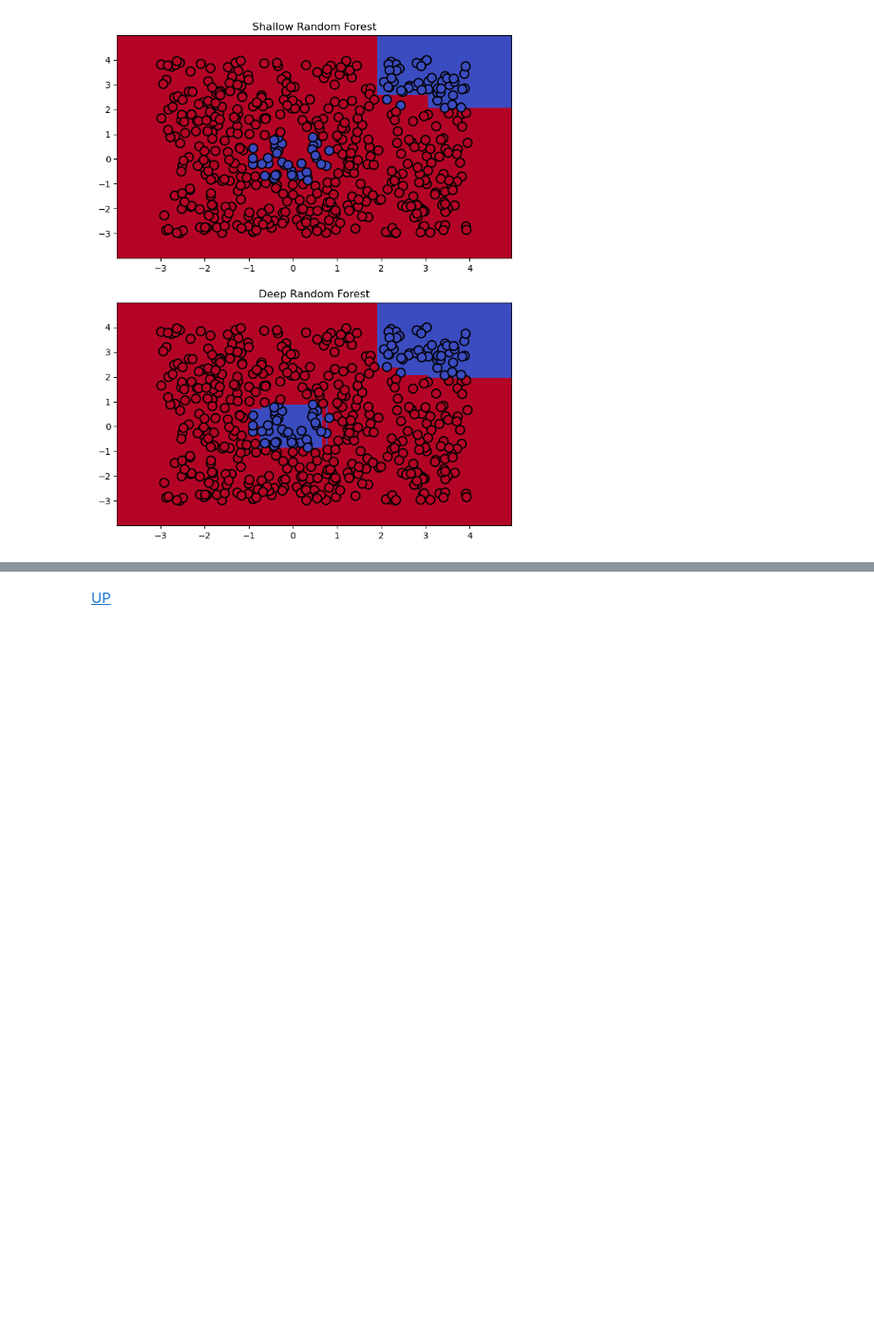
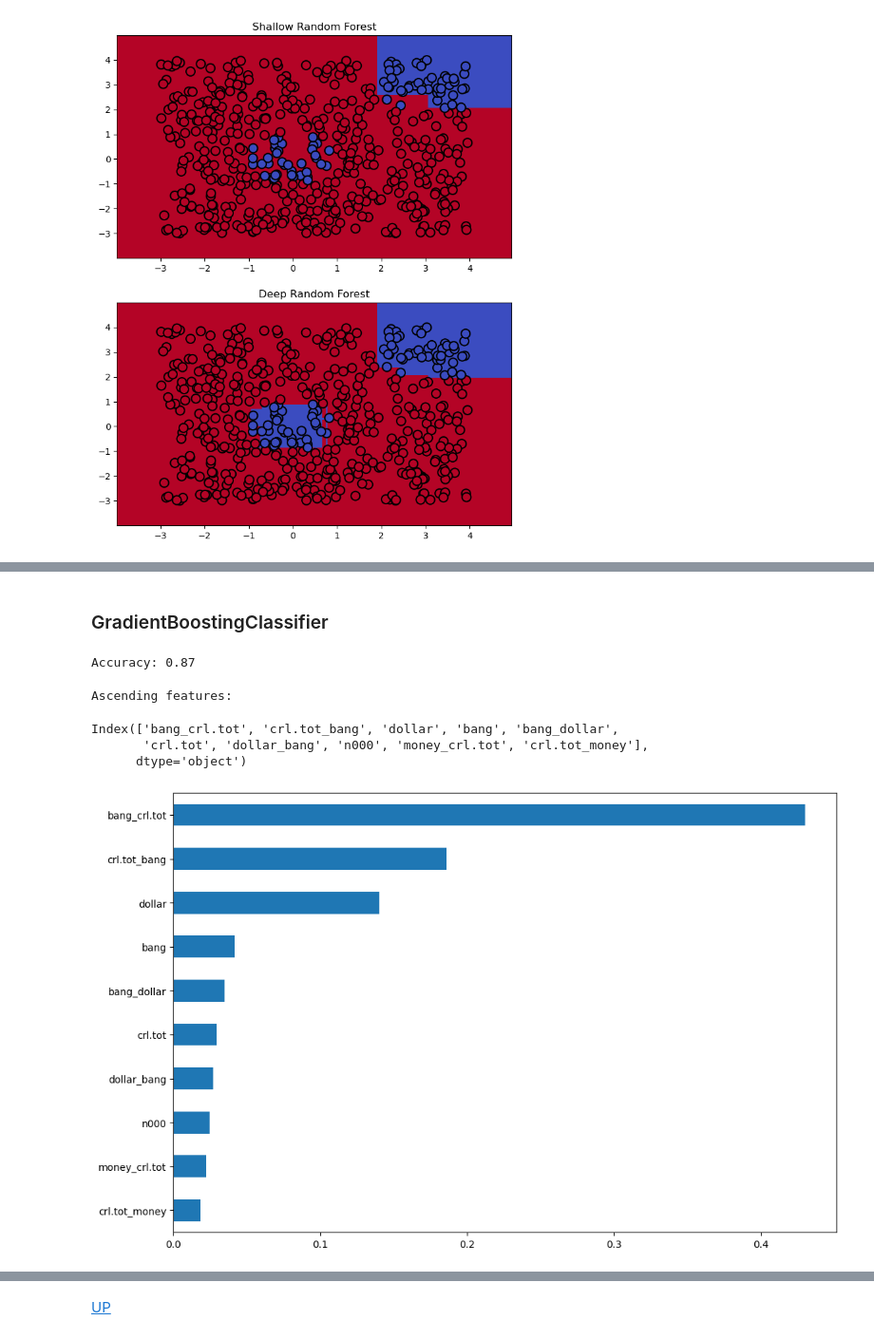
Before and after one commit to leopoldgerber/Machine-Learning, a Jupyter notebook: ML-6. Boosting. Stacking.ipynb, the cells around one changed output, grey strips where cells are left out. Shown: that part at 95% size. Cells and saved outputs as stored; diff of their text form; code cells hidden in the pictures; blank space fills up the shorter version.

Commit message:
Update ML-6 Added AdaBoost & modified Gradient Descent

```diff
--- a/ML-6. Boosting. Stacking.ipynb
+++ b/ML-6. Boosting. Stacking.ipynb
@@ -89,0 +205,53 @@ Text(0.5, 1.0, 'Deep Random Forest')
+# %%
+df = pd.read_csv('https://raw.githubusercontent.com/vincentarelbundock/Rdatasets/master/csv/DAAG/spam7.csv')
+# %%
+df['spam'] = df['yesno'].apply(lambda x: 1 if x=='y' else 0)
+
+df.drop(['yesno', 'rownames'], axis = 1, inplace = True)
+
+X = df.iloc[:, :-1]
+y = df.iloc[:, -1]
+
+temp_columns = X.columns
+
+for col in temp_columns:
+    for col1 in temp_columns:
+        if col != col1 and col+'_'+col1 not in temp_columns and col1+'_'+col not in temp_columns:
+            X[col+'_'+col1] = X[col] * X[col1]
+# %%
+x_train, x_test, y_train, y_test = train_test_split(X, y
+                                                    , test_size = .2
+                                                    , random_state = 42)
+# %% [markdown]
+### GradientBoostingClassifier
+# %%
+gbc =  GradientBoostingClassifier(random_state = 42
+                                 , learning_rate = .1
+                                 , n_estimators = 100
+                                 , max_depth = 3
+                                 , min_samples_split = 2
+                                 , min_samples_leaf = 1
+                                 , subsample = 1
+                                 , max_features = None)
+
+gbc.fit(x_train, y_train)
+y_pred_gbc = gbc.predict(x_test)
+
+print(f'Accuracy: {accuracy_score(y_test, y_pred_gbc):.2f}')
+# %% [output]
+Accuracy: 0.87
+# %%
+pd.Series(gbc.feature_importances_
+          , index = X.columns).sort_values().tail(10).plot(kind = 'barh'
+                                                  , figsize =  (12, 8))
+
+print(f'Ascending features:')
+pd.Series(gbc.feature_importances_
+          , index = X.columns
+         ).sort_values(ascending = False).head(10).index
+# %% [output]
+Ascending features:
+Index(['bang_crl.tot', 'crl.tot_bang', 'dollar', 'bang', 'bang_dollar',
+       'crl.tot', 'dollar_bang', 'n000', 'money_crl.tot', 'crl.tot_money'],
+      dtype='object')
+[figure, added]
```
Also changed, not shown: parts of 22 cells of this notebook.
